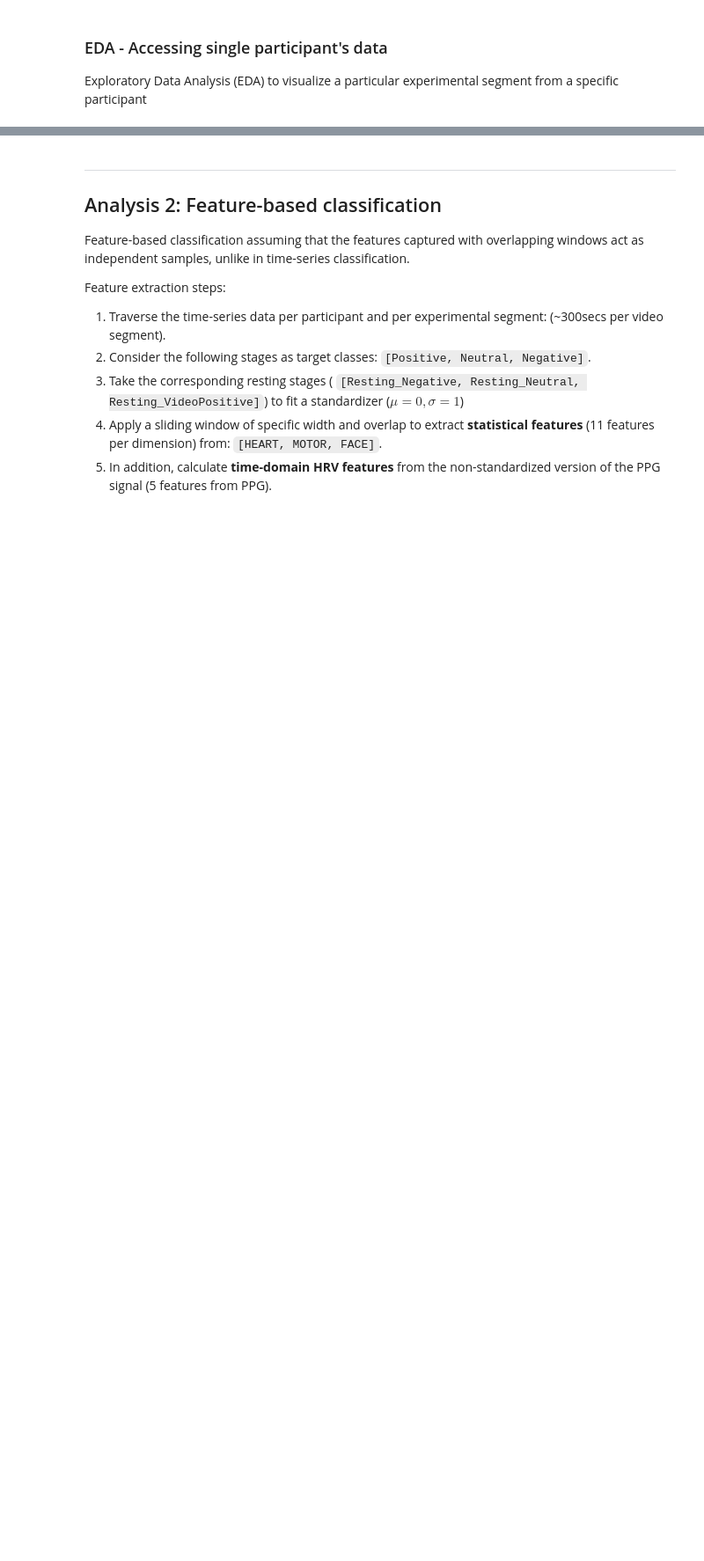
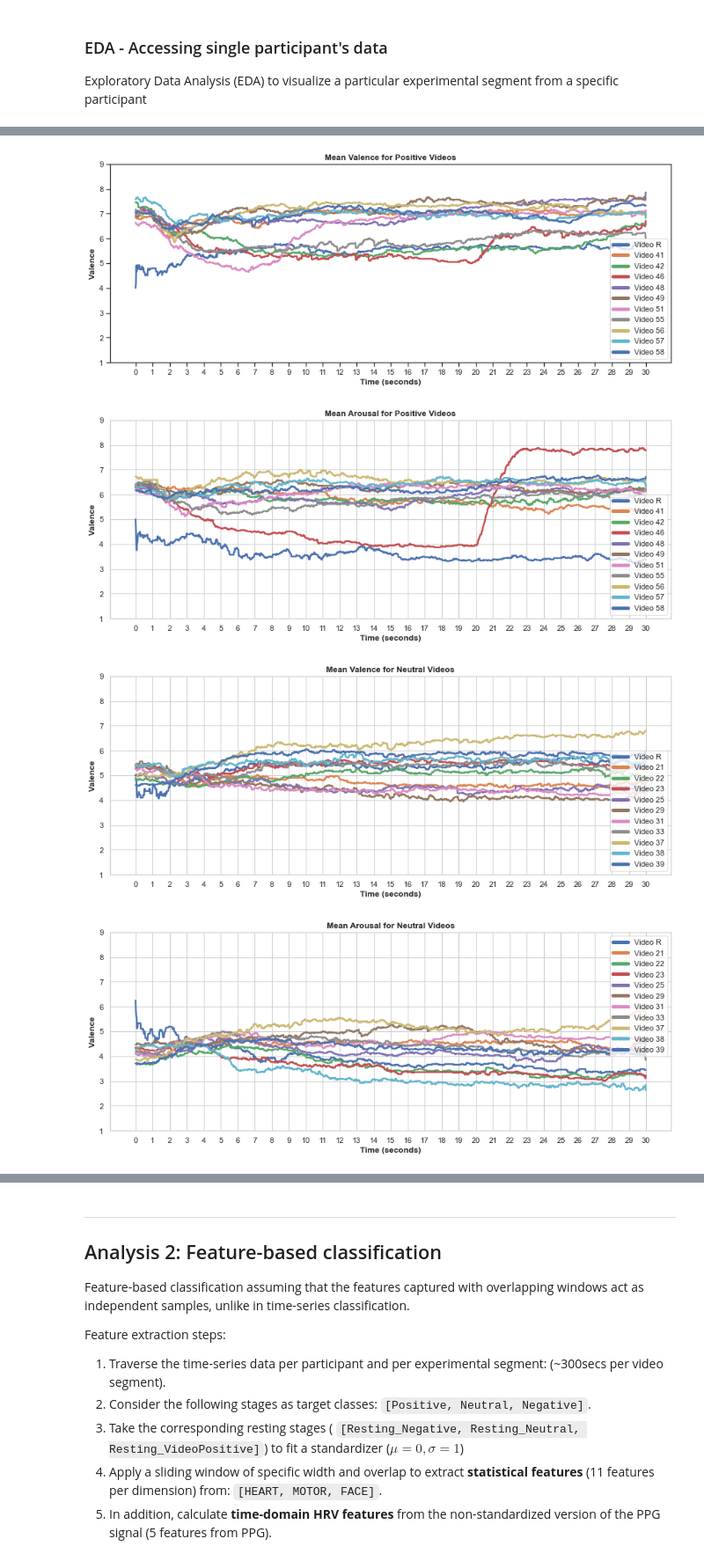
Before and after one commit to michalgnacek/AVDOS-VR, a Jupyter notebook: notebooks/2_affect_classification.ipynb, the cells around one changed output, grey strips where cells are left out. Shown at 88% size. Cells and saved outputs as stored; diff of their text form; code cells hidden in the pictures; blank space fills up the shorter version.

```diff
--- a/notebooks/2_affect_classification.ipynb
+++ b/notebooks/2_affect_classification.ipynb
@@ -927,0 +1031,38 @@ array([<AxesSubplot: xlabel='Time'>, <AxesSubplot: xlabel='Time'>,
+# %%
+import pandas as pd
+
+categories = ['Positive', 'Neutral', 'Negative']
+
+#category = 'Positive'
+
+for category in categories:
+
+    positive_videos = dataset[dataset['Stage'].str.contains(category)]
+    new_df = pd.DataFrame(columns=['Participant', 'VideoId', 'Valence', 'Arousal'])
+
+    for video_id in positive_videos['VideoId'].unique():
+        for participant_id in positive_videos[positive_videos['VideoId'] == video_id]['Participant'].unique():
+            participant_data = positive_videos[(positive_videos['VideoId'] == video_id) & (positive_videos['Participant'] == participant_id)].iloc[:1500]
+            if not participant_data.empty:
+                valence_data = participant_data['Valence'].values
+                arousal_data = participant_data['Arousal'].values
+                data_to_add = {
+                    'Participant': participant_id,
+                    'VideoId': video_id,
+                    'Valence': valence_data,
+                    'Arousal': arousal_data
+                }
+                new_df = pd.concat([new_df, pd.DataFrame(data_to_add)])
+
+    mean_valence_arousal = new_df.groupby(['VideoId', new_df.index])['Valence', 'Arousal'].mean()
+    mean_valence_arousal.index = mean_valence_arousal.index.set_levels(mean_valence_arousal.index.levels[0].astype(int), level=0)
+    # Change VideoId values to 'R' if they are equal to -1
+    mean_valence_arousal.index.set_levels(mean_valence_arousal.index.levels[0].where(mean_valence_arousal.index.levels[0] != -1, 'R'), level=0, inplace=True)
+    #plt.plot(mean_valence_arousal.xs(41.0)['Valence'])
+    plot_mean_ratings_over_time('Valence', category)
+    plot_mean_ratings_over_time('Arousal', category)
+# %% [output]
+[figure, added]
+[figure, added]
+[figure, added]
+[figure, added]
```
Also changed, not shown: parts of 22 cells of this notebook, 2 other files.
